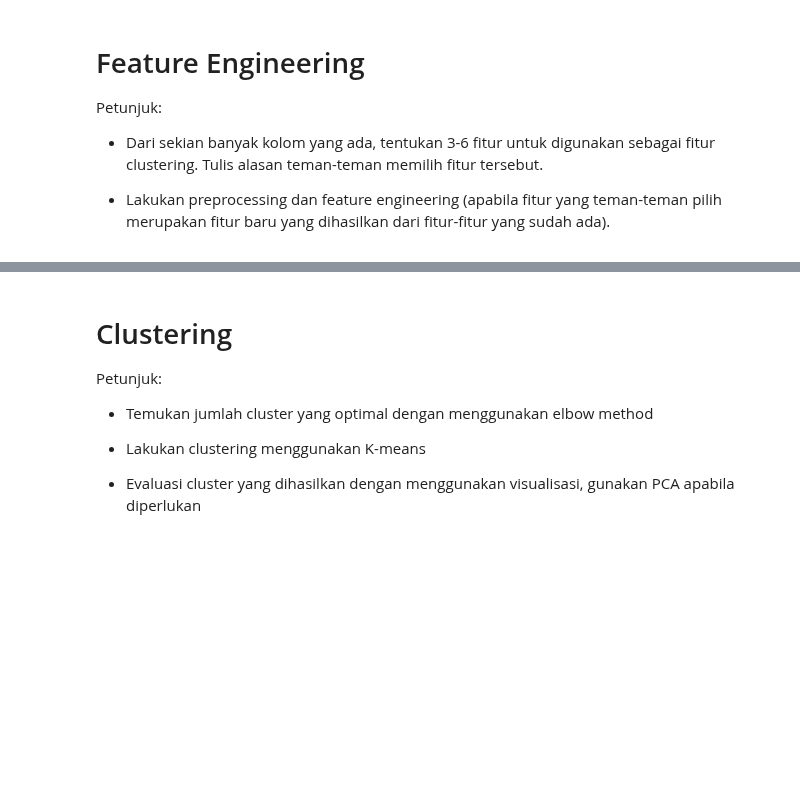
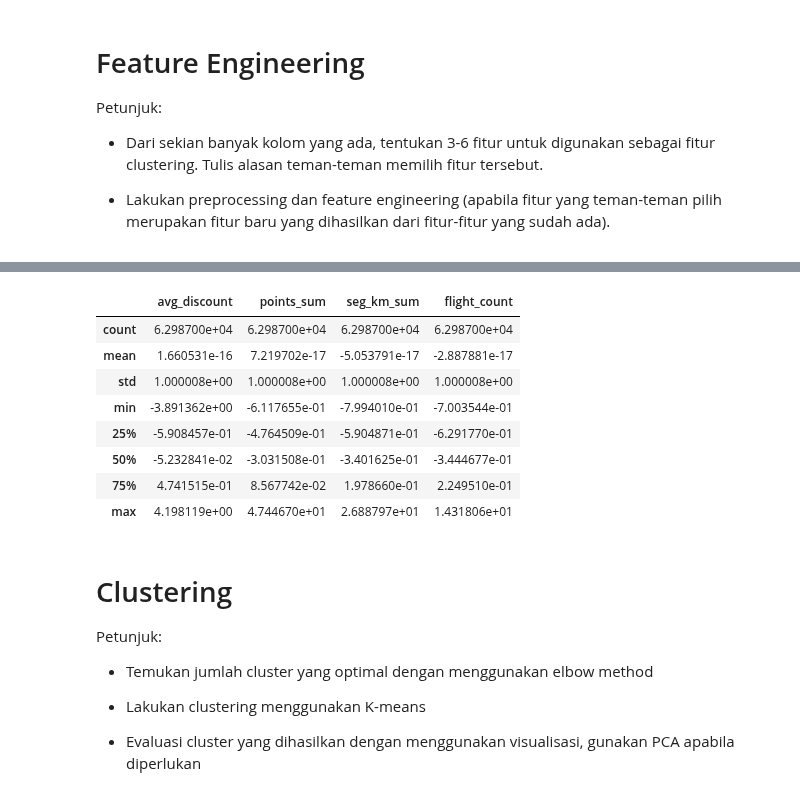
Before and after one commit to mezkymy/airline-cv-analysis, a Jupyter notebook: airline_cust_value_analysis.ipynb, the cells around one changed output, grey strips where cells are left out. Cells and saved outputs as stored; diff of their text form; code cells hidden in the pictures; blank space fills up the shorter version.

Commit message:
Standard Scaler for relevant feature (column not fixed yet)

```diff
--- a/airline_cust_value_analysis.ipynb
+++ b/airline_cust_value_analysis.ipynb
@@ -464,3 +426,28 @@ The percentage of missing values is lower than 5% of the total data.
+# %%
+#New DataFrame containing relevant column (column not fixed yet)
+clustering_df = df[['avg_discount', 'points_sum', 'seg_km_sum', 'flight_count']]
+# %%
+from sklearn.preprocessing import StandardScaler
+
+#Scale using StandardScaler
+scaler = StandardScaler()
+clustering_df_scaled = scaler.fit_transform(clustering_df)
+# %%
+#Convert scaled data to DataFrame
+clustering_df_scaled = pd.DataFrame(clustering_df_scaled, columns=clustering_df.columns)
+# %%
+#Show scaled data statistics
+clustering_df_scaled.describe()
+# %% [output]
+|  | avg_discount | points_sum | seg_km_sum | flight_count |
+| count | 6.298700e+04 | 6.298700e+04 | 6.298700e+04 | 6.298700e+04 |
+| mean | 1.660531e-16 | 7.219702e-17 | -5.053791e-17 | -2.887881e-17 |
+| std | 1.000008e+00 | 1.000008e+00 | 1.000008e+00 | 1.000008e+00 |
+| min | -3.891362e+00 | -6.117655e-01 | -7.994010e-01 | -7.003544e-01 |
+| 25% | -5.908457e-01 | -4.764509e-01 | -5.904871e-01 | -6.291770e-01 |
+| 50% | -5.232841e-02 | -3.031508e-01 | -3.401625e-01 | -3.444677e-01 |
+| 75% | 4.741515e-01 | 8.567742e-02 | 1.978660e-01 | 2.249510e-01 |
+| max | 4.198119e+00 | 4.744670e+01 | 2.688797e+01 | 1.431806e+01 |
 # %% [markdown]
 # Clustering
 Petunjuk:
```
Also changed, not shown: parts of 3 cells of this notebook.
